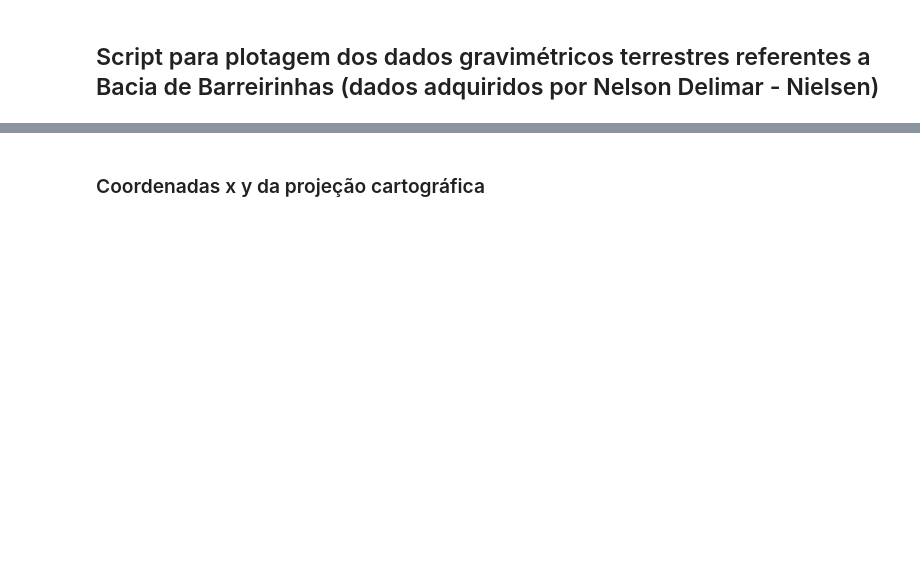
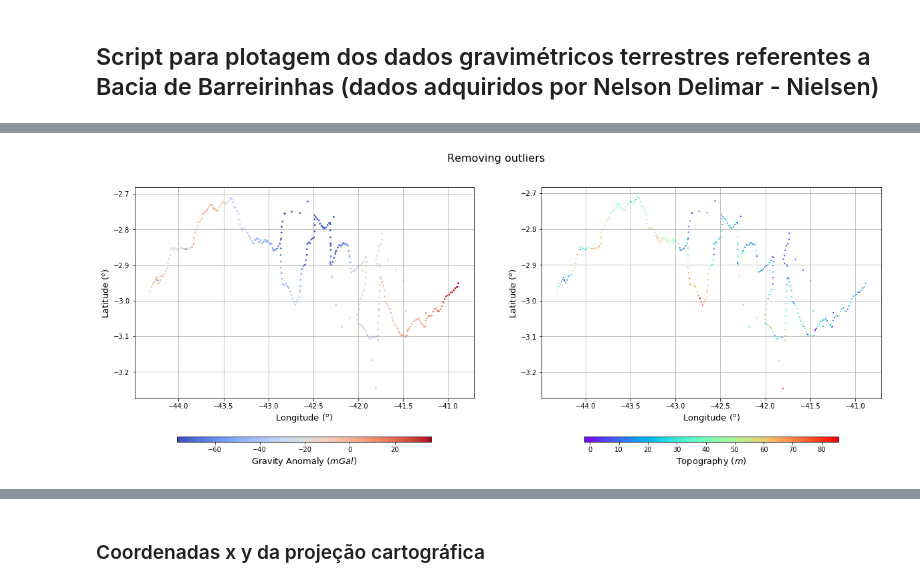
Before and after one commit to MathewsAndrade/Mathews_codes, a Jupyter notebook: data_barreirinhas2.ipynb, the cells around one changed output, grey strips where cells are left out. Cells and saved outputs as stored; diff of their text form; code cells hidden in the pictures; blank space fills up the shorter version.

```diff
--- a/data_barreirinhas2.ipynb
+++ b/data_barreirinhas2.ipynb
@@ -77,0 +87,3 @@ plt.plot(lon,lat,'*-k')
+# %%
+# Etapa 01: seleção do range indesejavel:
+df = data.loc[ (data['Longitude'] < -43.0) & (data['Latitude'] < -3.2 ) ]
@@ -77,0 +96,3 @@ plt.plot(lon,lat,'*-k')
+# %%
+# remove valores repetidos em diferentes linhas:
+ds.drop_duplicates(['Station'], keep='first', inplace=True )
@@ -77,0 +105,26 @@ plt.plot(lon,lat,'*-k')
+# %%
+# ------------ set figure size: ------------------------------------------#
+plt.close('all')
+fig = plt.figure(figsize=(20,7))
+plt.subplot(1,2,1)
+
+fig.suptitle('Removing outliers', fontsize=16)
+plt.xlabel('Longitude ($^o$)', fontsize = 13)
+plt.ylabel('Latitude ($^o$)', fontsize = 13)
+p1 = plt.scatter(ds['Longitude'], ds['Latitude'], s=5.0, c=ds['BG (mGal)'], marker='*', cmap=plt.cm.coolwarm)
+cbar = plt.colorbar(p1, aspect=50, fraction = 0.02, orientation="horizontal")
+cbar.set_label('Gravity Anomaly $ (mGal) $',fontsize=13, rotation = 0)
+plt.grid()
+###########################################################################################################################
+
+plt.subplot(1,2,2)
+plt.xlabel('Longitude ($^o$)', fontsize = 13)
+plt.ylabel('Latitude ($^o$)', fontsize = 13)
+
+p2  = plt.scatter(ds['Longitude'], ds['Latitude'], s=5.0, c=ds['H (m)'], marker='.', cmap=plt.cm.rainbow)
+cbar= plt.colorbar(p2, aspect=50, fraction = 0.02, orientation="horizontal")
+cbar.set_label('Topography $ (m) $',fontsize=13, rotation = 0)
+plt.grid()
+plt.show()
+# %% [output]
+[figure, added]
```
Also changed, not shown: parts of 33 cells of this notebook.
